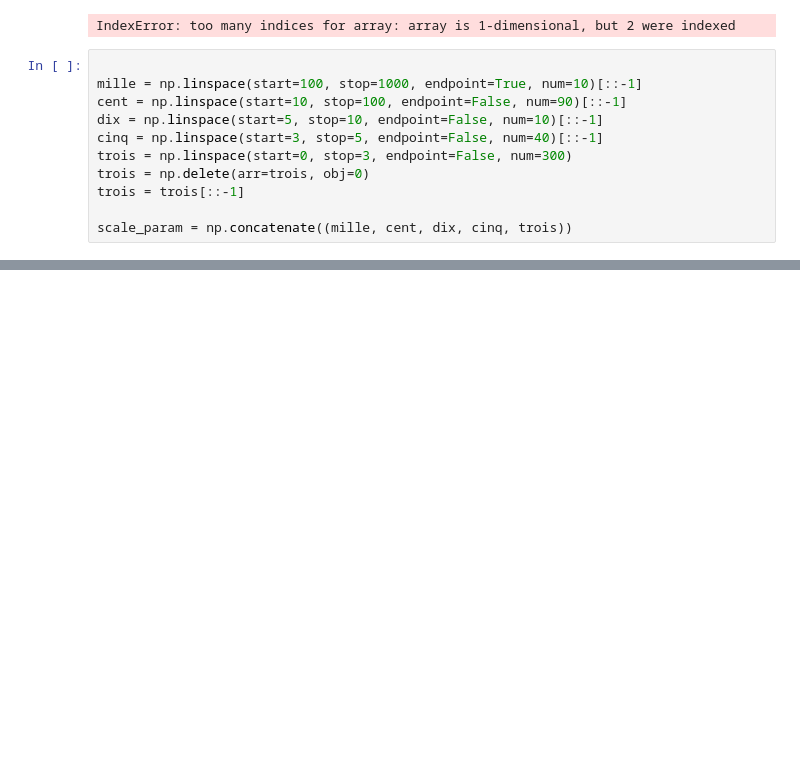
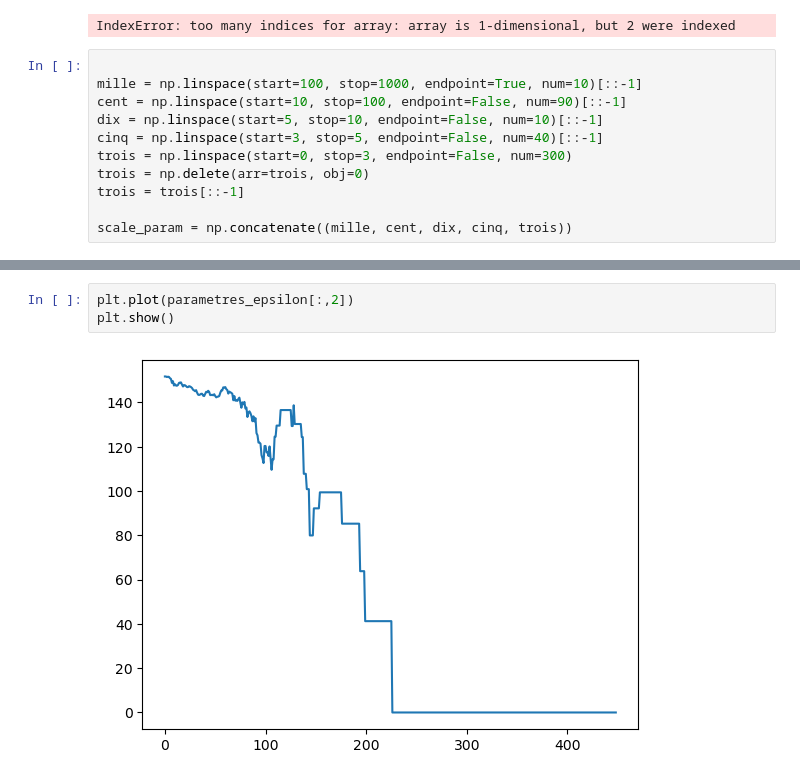
Before and after one commit to tpaquier/Projet_monte_carlo, a Jupyter notebook: Q3_propre.ipynb, the cells around one changed output, grey strips where cells are left out. Saved outputs shown, nothing was run; the diff lists cells and outputs as text; blank space fills up the shorter version.

```diff
--- a/Q3_propre.ipynb
+++ b/Q3_propre.ipynb
@@ -262,0 +298,5 @@ scale_param.shape
+# %%
+plt.plot(parametres_epsilon[:,2])
+plt.show()
+# %% [output]
+[figure, added]
```
Also changed, not shown: parts of 17 cells of this notebook.
